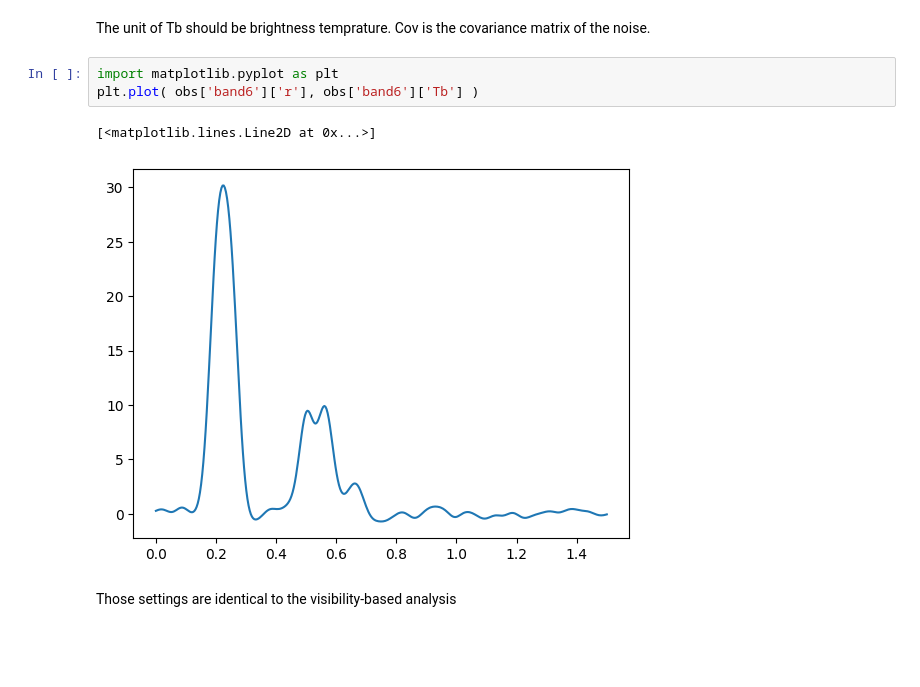
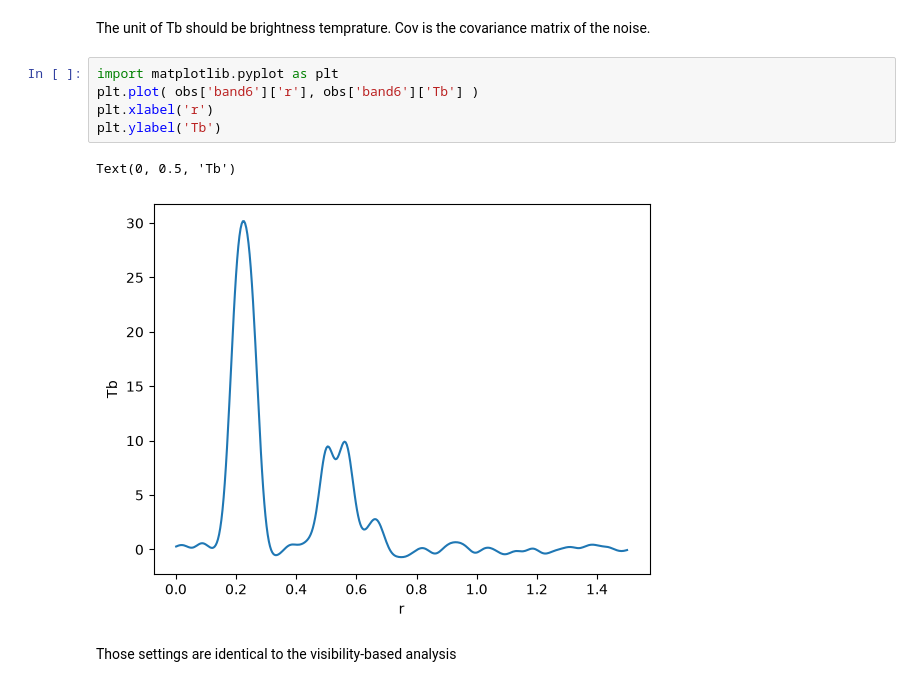
Before and after one commit to tomyoshida/frap, a Jupyter notebook: docs/source/adv_2.ipynb, the cells around one changed output. Drawn from its saved outputs; the diff is of its cells as text; blank space fills up the shorter version.

```diff
--- a/docs/source/adv_2.ipynb
+++ b/docs/source/adv_2.ipynb
@@ -37,9 +37,11 @@ The unit of Tb should be brightness temprature. Cov is the covariance matrix of
 # %%
 import matplotlib.pyplot as plt
 plt.plot( obs['band6']['r'], obs['band6']['Tb'] )
+plt.xlabel('r')
+plt.ylabel('Tb')
 # %% [output]
-[<matplotlib.lines.Line2D at 0x...>]
+Text(0, 0.5, 'Tb')
-[figure, old version]
+[figure, new version]
 # %% [markdown]
 Those settings are identical to the visibility-based analysis
 # %%
```
Also changed, not shown: parts of 1 cell of this notebook, 4 other files.
